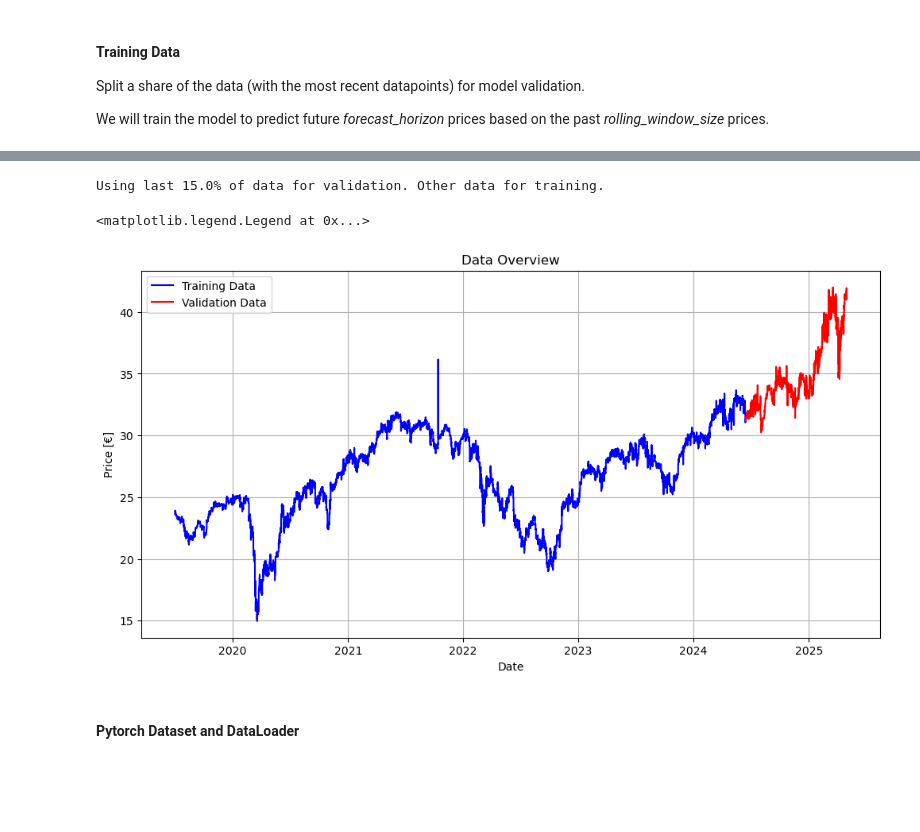
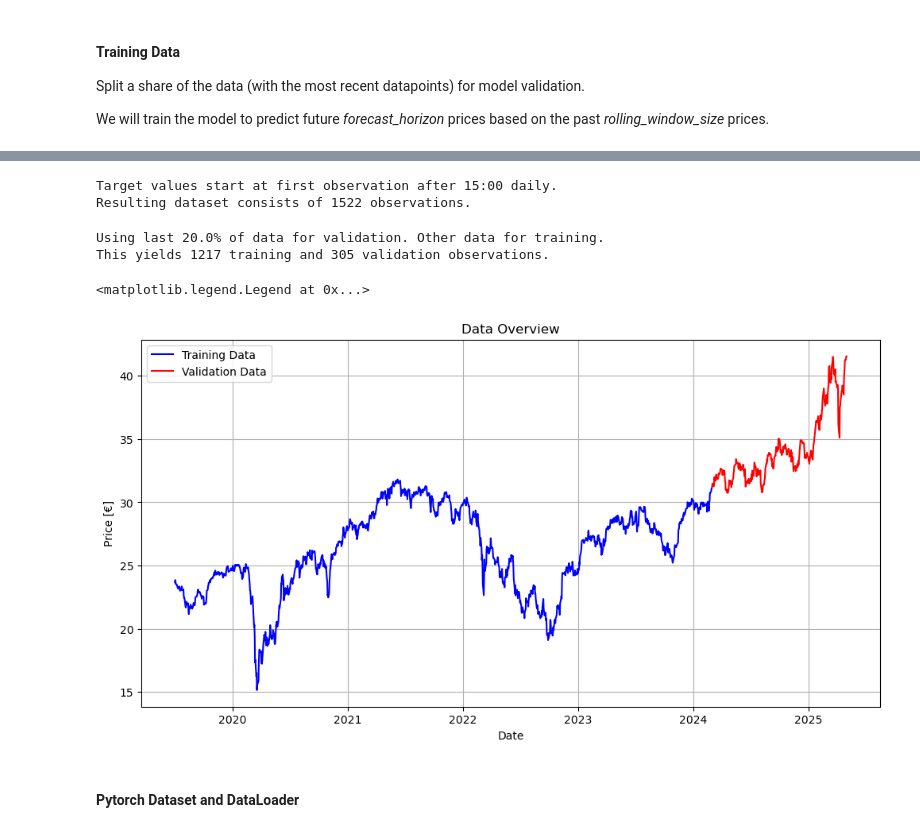
Before and after one commit to paulruesing/hybrid-rl-index-trading, a Jupyter notebook: notebooks/predictor_dev.ipynb, the cells around one changed output, grey strips where cells are left out. Cells and saved outputs as stored; diff of their text form; code cells hidden in the pictures; blank space fills up the shorter version.

Commit message:
sequence prediction improvement and evaluation plots

```diff
--- a/notebooks/predictor_dev.ipynb
+++ b/notebooks/predictor_dev.ipynb
@@ -148,6 +130,0 @@ array([[-0.87522606, -0.86380732, -0.86241325, ..., -0.90280755,
-# %%
-# sliding window view as matrix: last column are current prices, 1st to (rolling-window-size - 1)th column are retrospective prices:
-X = np.lib.stride_tricks.sliding_window_view(normalised_price_series.to_numpy(), window_shape=rolling_window_size)[:-forecast_horizon]  # last rows (latest values) are removed (because contained only in target values)
-
-# target values are subsequent prices, window size here is referred to as the forecast_horizon:
-Y = np.lib.stride_tricks.sliding_window_view(normalised_price_series.to_numpy(), window_shape=forecast_horizon)[rolling_window_size:]  # first rows (earliest values) are removed (because contained only in training values)
@@ -153,0 +184,10 @@ Y = np.lib.stride_tricks.sliding_window_view(normalised_price_series.to_numpy(),
+# %%
+X, Y, X_dates, Y_dates = rolling_window_time_series_sampler(normalised_price_series,
+                                                        rolling_window_size=rolling_window_size,
+                                                        forecast_horizon=forecast_horizon,
+                                                        daily_prediction_hour=15, sampling_rate_minutes=15,
+                                                        verbose=True, return_date_indices=True
+                                                        )
+# %% [output]
+Target values start at first observation after 15:00 daily.
+Resulting dataset consists of 1522 observations.
@@ -154,30 +219,24 @@ Y = np.lib.stride_tricks.sliding_window_view(normalised_price_series.to_numpy(),
+# %%
+(X_train, X_val), (Y_train, Y_val), (X_dates_train, X_dates_val), (Y_dates_train, Y_dates_val) = train_validation_split(
+    X=X, Y=Y,
+    X_dates=X_dates, Y_dates=Y_dates,
+    validation_split=validation_split, verbose=True)
+# %% [output]
+Using last 20.0% of data for validation. Other data for training.
+This yields 1217 training and 305 validation observations.
 # %%
-# split prices into training and validation data:
-print(f"Using last {100 * validation_split}% of data for validation. Other data for training.")
-validation_split_index = int(X.shape[0] * (1-validation_split))
-X_train = X[:validation_split_index]
-X_val = X[validation_split_index:]
-Y_train = Y[:validation_split_index]
-Y_val = Y[validation_split_index:]
-
-# retrieve y-dates for plotting:
-dates = normalised_price_series.index.to_numpy()[rolling_window_size:-forecast_horizon+1]
-dates_train = dates[:validation_split_index]
-dates_val = dates[validation_split_index:]
-
 # plot result:
 fig, ax = plt.subplots(figsize=(12,6))
-ax.plot(dates_train, normaliser.inverse_transform(Y_train[:, -1]), label='Training Data', color='blue')
-ax.plot(dates_val, normaliser.inverse_transform(Y_val[:, -1]), label='Validation Data', color='red')
+ax.plot(Y_dates_train[:, 0], normaliser.inverse_transform(Y_train[:, 0]), label='Training Data', color='blue')  # use first column (first price in forecast sequence)
+ax.plot(Y_dates_val[:, 0], normaliser.inverse_transform(Y_val[:, 0]), label='Validation Data', color='red')
 ax.set_xlabel('Date')
 ax.set_ylabel('Price [€]')
 ax.set_title('Data Overview')
 ax.grid(True)
 ax.legend()
 # %% [output]
-Using last 15.0% of data for validation. Other data for training.
+<matplotlib.legend.Legend at 0x...>
-<matplotlib.legend.Legend at 0x...>
-[figure, old version]
+[figure, new version]
 # %% [markdown]
 #### Pytorch Dataset and DataLoader
 # %%
```
Also changed, not shown: parts of 26 cells of this notebook.
